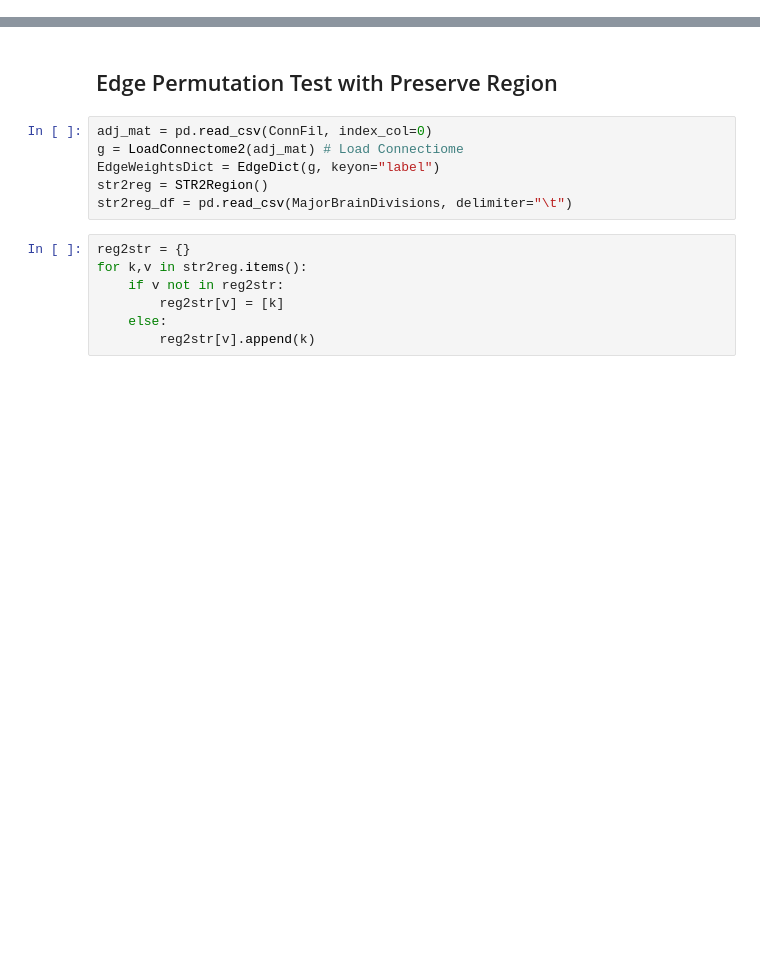
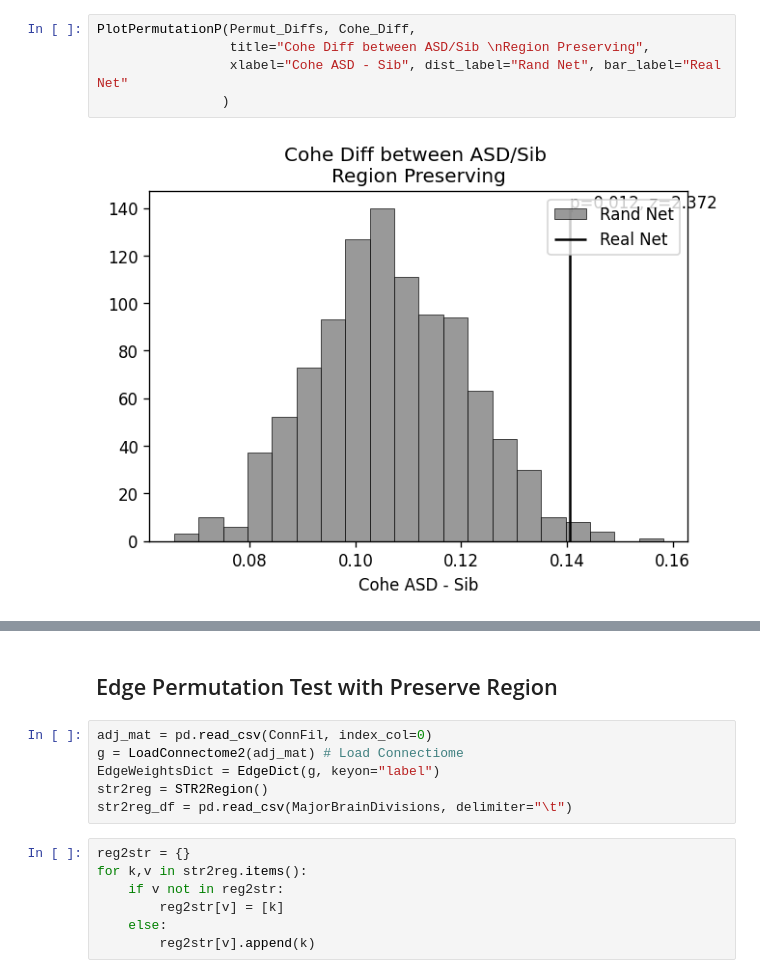
Before and after one commit to explorerwjy/ASD_Circuits, a Jupyter notebook: src/Connectivity_Tests.ipynb, the cells around one changed output, grey strips where cells are left out. Saved outputs shown, nothing was run; the diff lists cells and outputs as text; blank space fills up the shorter version.

```diff
--- a/src/Connectivity_Tests.ipynb
+++ b/src/Connectivity_Tests.ipynb
@@ -7,0 +45,7 @@ The autoreload extension is already loaded. To reload it, use:
+# %%
+PlotPermutationP(Permut_Diffs, Cohe_Diff,
+                 title="Cohe Diff between ASD/Sib \nRegion Preserving",
+                 xlabel="Cohe ASD - Sib", dist_label="Rand Net", bar_label="Real Net"
+                )
+# %% [output]
+[figure, added]
```
Also changed, not shown: parts of 28 cells of this notebook, 5 other files.
